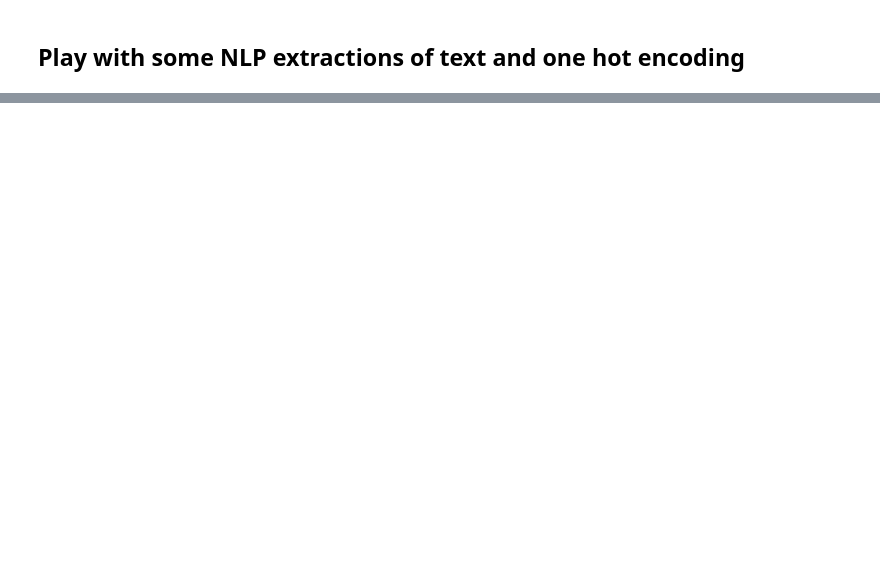
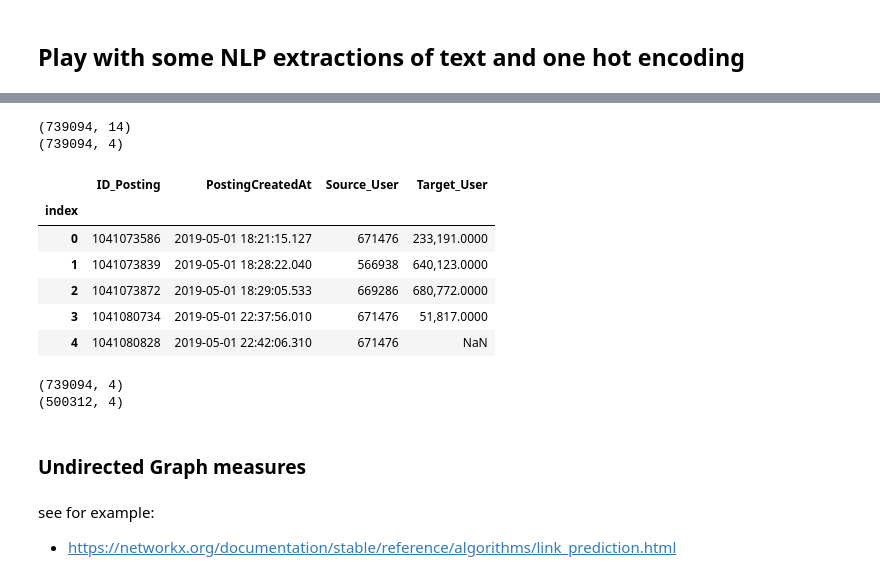
Before and after one commit to Baukmeister/sna_topic_11, a Jupyter notebook: sna_project.ipynb, the cells around one changed output, grey strips where cells are left out. Drawn from its saved outputs; the diff is of its cells as text; code cells hidden in the pictures; blank space fills up the shorter version.

```diff
--- a/sna_project.ipynb
+++ b/sna_project.ipynb
@@ -161,0 +344,28 @@ display(text_vectorized.toarray()[0])
+# %%
+postings_user_commented_relation_df = df_postings.reset_index()[['index', 'ID_Posting', 'ID_CommunityIdentity', 'PostingCreatedAt', 'ID_Posting_Parent']].merge(
+    df_postings[['ID_Posting', 'ID_CommunityIdentity']],
+    left_on='ID_Posting_Parent', right_on='ID_Posting',
+    suffixes=('', '_parent'), how='left', sort=False
+)[['index', 'ID_Posting', 'PostingCreatedAt', 'ID_CommunityIdentity', 'ID_CommunityIdentity_parent']].sort_values(by='index')
+
+postings_user_commented_relation_df.set_index('index', inplace=True) # index may be useful for selection?
+# postings_user_commented_relation_df.set_index(['ID_Posting', 'PostingCreatedAt'], inplace=True) # index may be useful for selection?
+postings_user_commented_relation_df.rename(columns={'ID_CommunityIdentity': 'Source_User', 'ID_CommunityIdentity_parent': 'Target_User'}, inplace=True)
+
+# postings_user_commented_relation_df.drop('index', axis='columns', inplace=True) # index is ascending as original df_postings, index column not needed anymore
+
+# SAME number of rows and SAME order as original df_postings:
+print(df_postings.shape)
+print(postings_user_commented_relation_df.shape)
+
+display(postings_user_commented_relation_df.head(5))
+# %% [output]
+(739094, 14)
+(739094, 4)
+|  | ID_Posting | PostingCreatedAt | Source_User | Target_User |
+| index |  |  |  |  |
+| 0 | 1041073586 | 2019-05-01 18:21:15.127 | 671476 | 233,191.0000 |
+| 1 | 1041073839 | 2019-05-01 18:28:22.040 | 566938 | 640,123.0000 |
+| 2 | 1041073872 | 2019-05-01 18:29:05.533 | 669286 | 680,772.0000 |
+| 3 | 1041080734 | 2019-05-01 22:37:56.010 | 671476 | 51,817.0000 |
+| 4 | 1041080828 | 2019-05-01 22:42:06.310 | 671476 | NaN |
@@ -161,0 +375,13 @@ display(text_vectorized.toarray()[0])
+# %%
+postings_user_commented_relation_nonan_df = postings_user_commented_relation_df.dropna()
+# check number of rows after dropping NAN
+print(postings_user_commented_relation_df.shape)
+print(postings_user_commented_relation_nonan_df.shape)
+# %% [output]
+(739094, 4)
+(500312, 4)
+# %% [markdown]
+### Undirected Graph measures
+# %% [markdown]
+see for example:
+* https://networkx.org/documentation/stable/reference/algorithms/link_prediction.html
```
Also changed, not shown: parts of 46 cells of this notebook.
